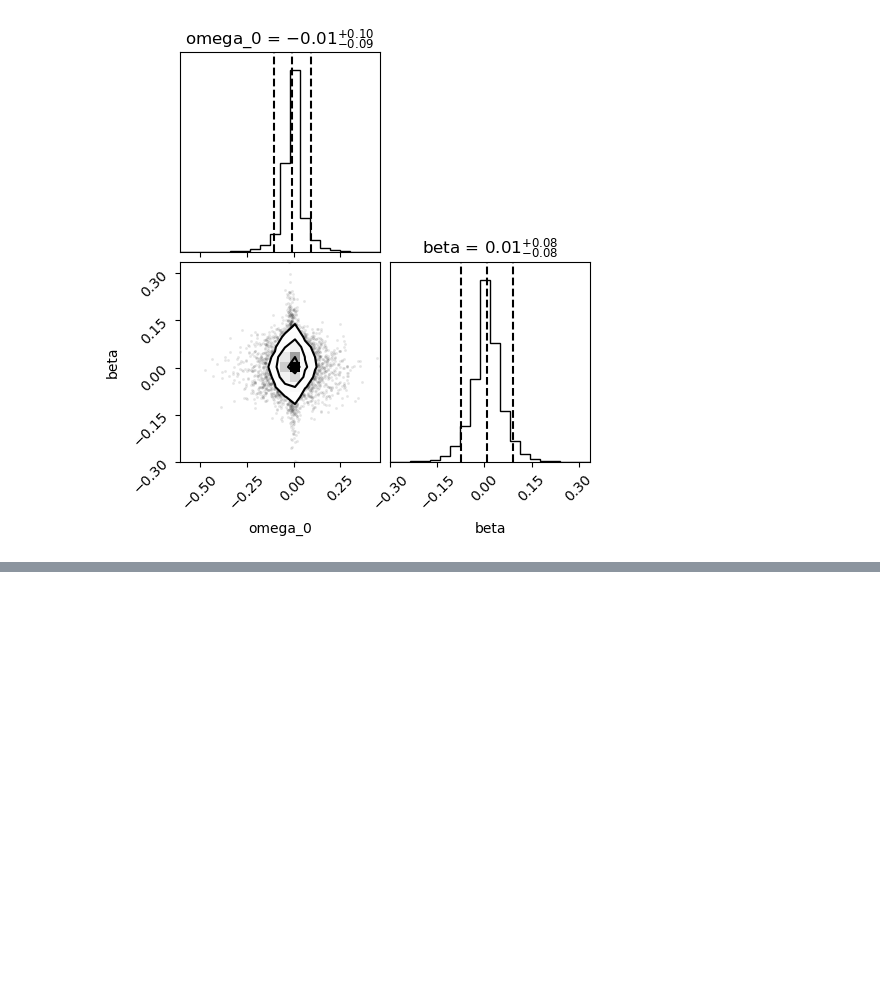
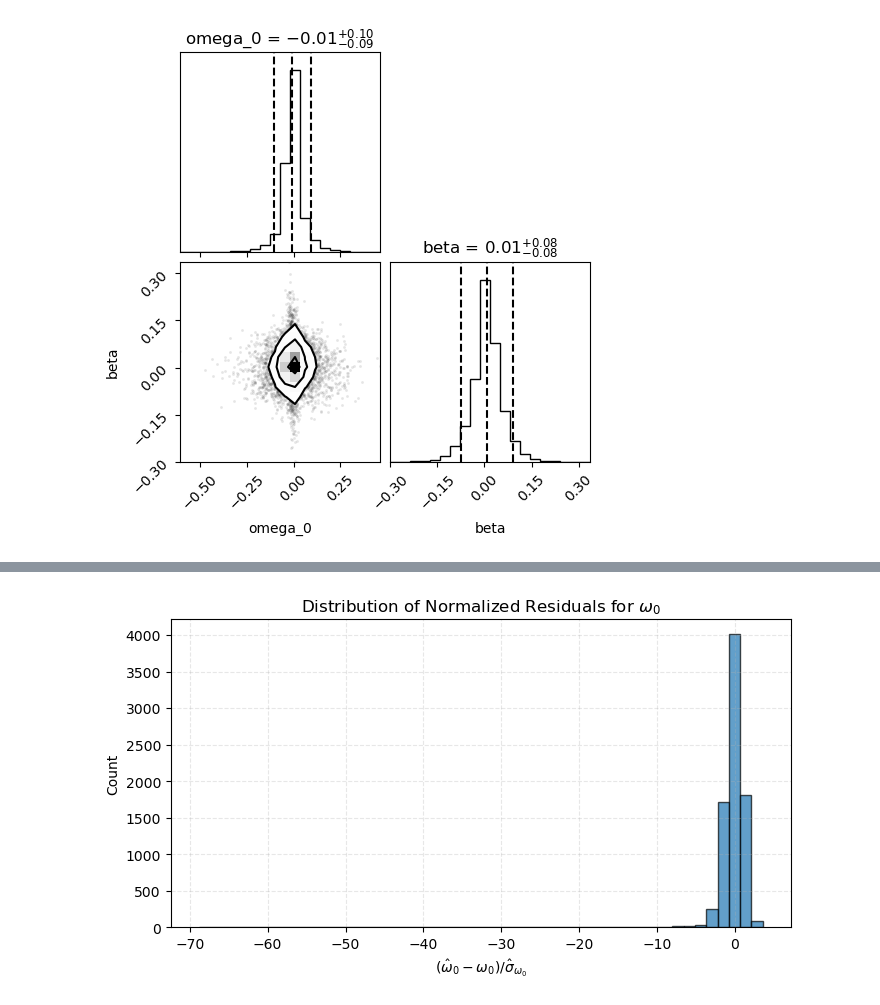
Before and after one commit to kyoon-mit/ssm_regression, a Jupyter notebook: plotting.ipynb, the cells around one changed output, grey strips where cells are left out. Cells and saved outputs as stored; diff of their text form; code cells hidden in the pictures; blank space fills up the shorter version.

```diff
--- a/plotting.ipynb
+++ b/plotting.ipynb
@@ -717,0 +768,12 @@ figure = corner.corner(
+# %%
+import matplotlib.pyplot as plt
+
+plt.figure(figsize=(8, 4))
+plt.hist(z_omega, bins=50, color='C0', alpha=0.7, edgecolor='black')
+plt.xlabel(r'$(\hat{\omega}_0 - \omega_0)/\hat{\sigma}_{\omega_0}$')
+plt.ylabel('Count')
+plt.title('Distribution of Normalized Residuals for $\omega_0$')
+plt.grid(True, linestyle='--', alpha=0.3)
+plt.show()
+# %% [output]
+[figure, added]
```
Also changed, not shown: parts of 10 cells of this notebook.
